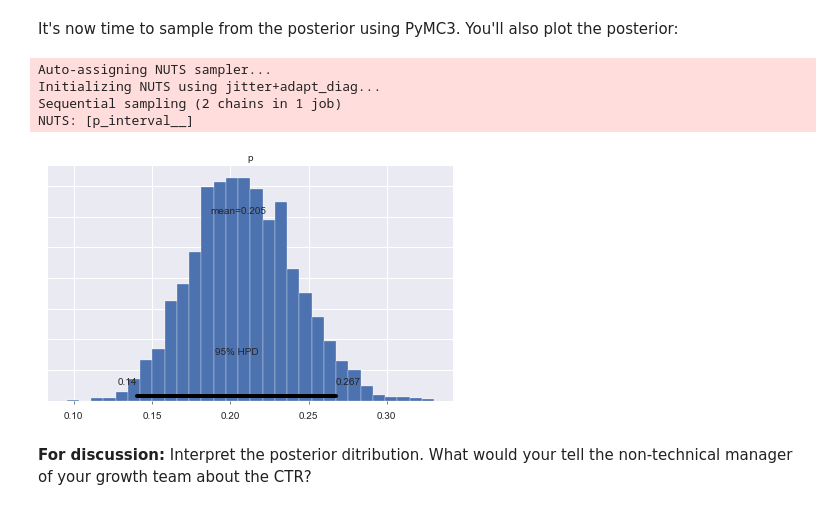
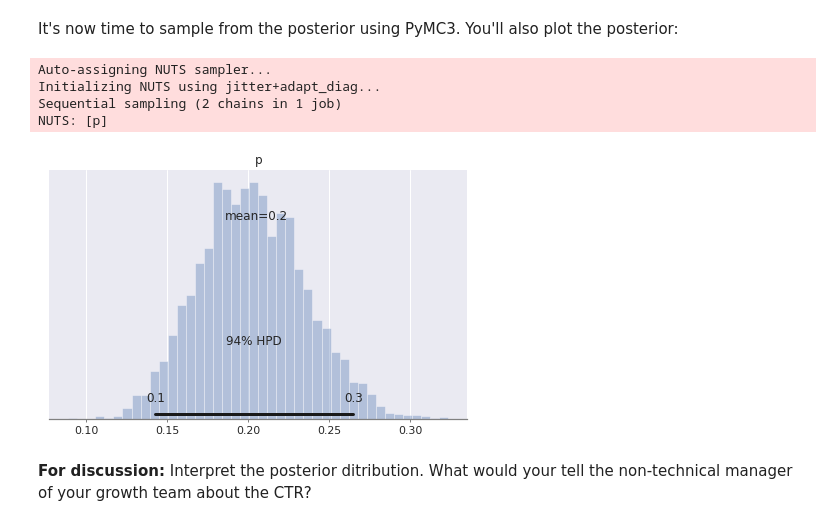
Before and after one commit to ericmjl/bayesian-stats-modelling-tutorial, a Jupyter notebook: notebooks/02-Instructor-Parameter_estimation_hypothesis_testing.ipynb, the cells around one changed output. Drawn from its saved outputs; the diff is of its cells as text; code cells hidden in the pictures.

```diff
--- a/notebooks/02-Instructor-Parameter_estimation_hypothesis_testing.ipynb
+++ b/notebooks/02-Instructor-Parameter_estimation_hypothesis_testing.ipynb
@@ -173,14 +176,14 @@ It's now time to sample from the posterior using PyMC3. You'll also plot the pos
 # %%
 with Model:
     samples = pm.sample(2000, njobs=1)
 
-pm.plot_posterior(samples);
+az.plot_posterior(samples, kind='hist');
 # %% [output]
 Auto-assigning NUTS sampler...
 Initializing NUTS using jitter+adapt_diag...
 Sequential sampling (2 chains in 1 job)
-NUTS: [p_interval__]
+NUTS: [p]
-[figure, old version]
+[figure, new version]
 # %% [markdown]
 **For discussion:** Interpret the posterior ditribution. What would your tell the non-technical manager of your growth team about the CTR?
 # %% [markdown]
```
Also changed, not shown: parts of 8 cells of this notebook, 1 other file.
